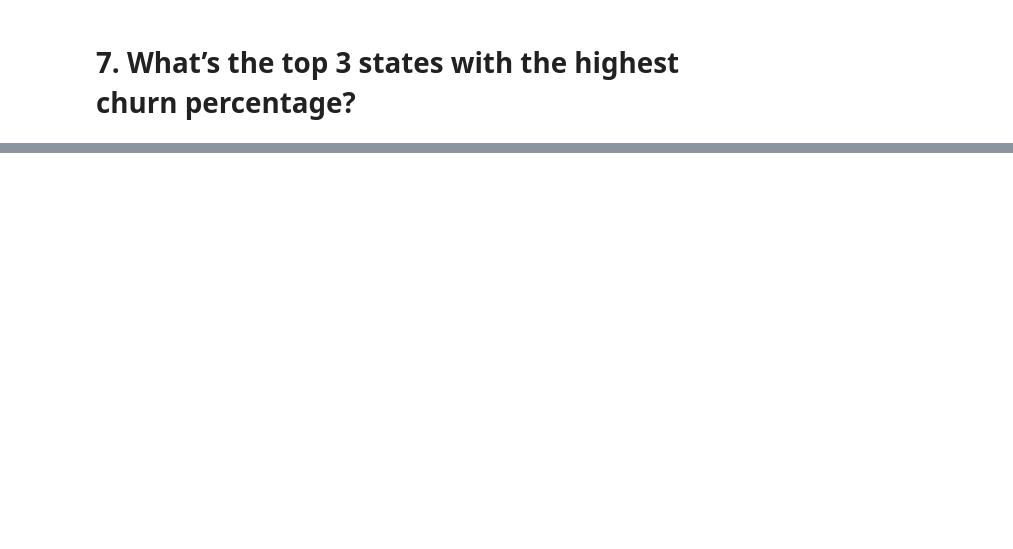
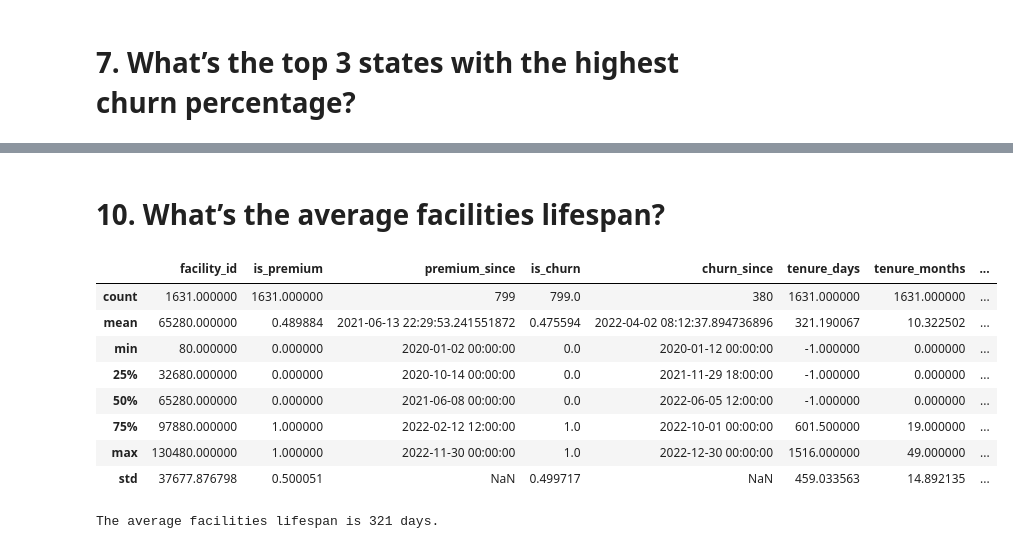
Before and after one commit to 0JCRG0/DataAnalysisHub, a Jupyter notebook: DoctoraliaTest.ipynb, the cells around one changed output, grey strips where cells are left out. Saved outputs shown, nothing was run; the diff lists cells and outputs as text; code cells hidden in the pictures; blank space fills up the shorter version.

```diff
--- a/DoctoraliaTest.ipynb
+++ b/DoctoraliaTest.ipynb
@@ -156,0 +314,18 @@ dtype: int64
+# %%
+reference_date = datetime.now()
+
+df['tenure_days'] = np.where(
+    pd.notnull(df['churn_since']),
+    (df['churn_since'] - df['premium_since']).dt.days,
+    (reference_date - df['premium_since']).dt.days
+)
+
+# Fill NaN values that result from NaT entries with the placeholder -1
+df['tenure_days'] = df['tenure_days'].fillna(-1)
+
+df['tenure_months'] = (df['tenure_days'] / 30.44).astype(int)
+
+
+#Starts on 0 so 5th month is 4. Also, this includes facilities that churned exactly on the 5th month mark
+facilities_in_5th_month = df[(df['tenure_months'] == 4)]
+facilities_in_5th_month.describe()
@@ -156,0 +353,12 @@ dtype: int64
+# %%
+df['invalid_phone'] = 0
+
+df.loc[df['phone'].str.len() != 10, 'invalid_phone'] = 1
+
+state_phone_stats = df.groupby('state')['invalid_phone'].agg(['sum', 'count'])
+
+state_phone_stats["invalid_phone_proportion"] = state_phone_stats["sum"] / state_phone_stats["count"]
+
+top_invalid_phone_states = state_phone_stats.sort_values(by='invalid_phone_proportion', ascending=False)
+
+top_invalid_phone_states.head(3)
@@ -156,0 +371,20 @@ dtype: int64
+# %% [markdown]
+# 10. What’s the average facilities lifespan?
+# %%
+df.describe()
+# %% [output]
+|  | facility_id | is_premium | premium_since | is_churn | churn_since | tenure_days | tenure_months | ... |
+| count | 1631.000000 | 1631.000000 | 799 | 799.0 | 380 | 1631.000000 | 1631.000000 | ... |
+| mean | 65280.000000 | 0.489884 | 2021-06-13 22:29:53.241551872 | 0.475594 | 2022-04-02 08:12:37.894736896 | 321.190067 | 10.322502 | ... |
+| min | 80.000000 | 0.000000 | 2020-01-02 00:00:00 | 0.0 | 2020-01-12 00:00:00 | -1.000000 | 0.000000 | ... |
+| 25% | 32680.000000 | 0.000000 | 2020-10-14 00:00:00 | 0.0 | 2021-11-29 18:00:00 | -1.000000 | 0.000000 | ... |
+| 50% | 65280.000000 | 0.000000 | 2021-06-08 00:00:00 | 0.0 | 2022-06-05 12:00:00 | -1.000000 | 0.000000 | ... |
+| 75% | 97880.000000 | 1.000000 | 2022-02-12 12:00:00 | 1.0 | 2022-10-01 00:00:00 | 601.500000 | 19.000000 | ... |
+| max | 130480.000000 | 1.000000 | 2022-11-30 00:00:00 | 1.0 | 2022-12-30 00:00:00 | 1516.000000 | 49.000000 | ... |
+| std | 37677.876798 | 0.500051 | NaN | 0.499717 | NaN | 459.033563 | 14.892135 | ... |
+# %%
+avg_lifespan = df["tenure_days"].mean()
+
+print(f"The average facilities lifespan is {avg_lifespan:.0f} days.")
+# %% [output]
+The average facilities lifespan is 321 days.
```
Also changed, not shown: parts of 41 cells of this notebook.
